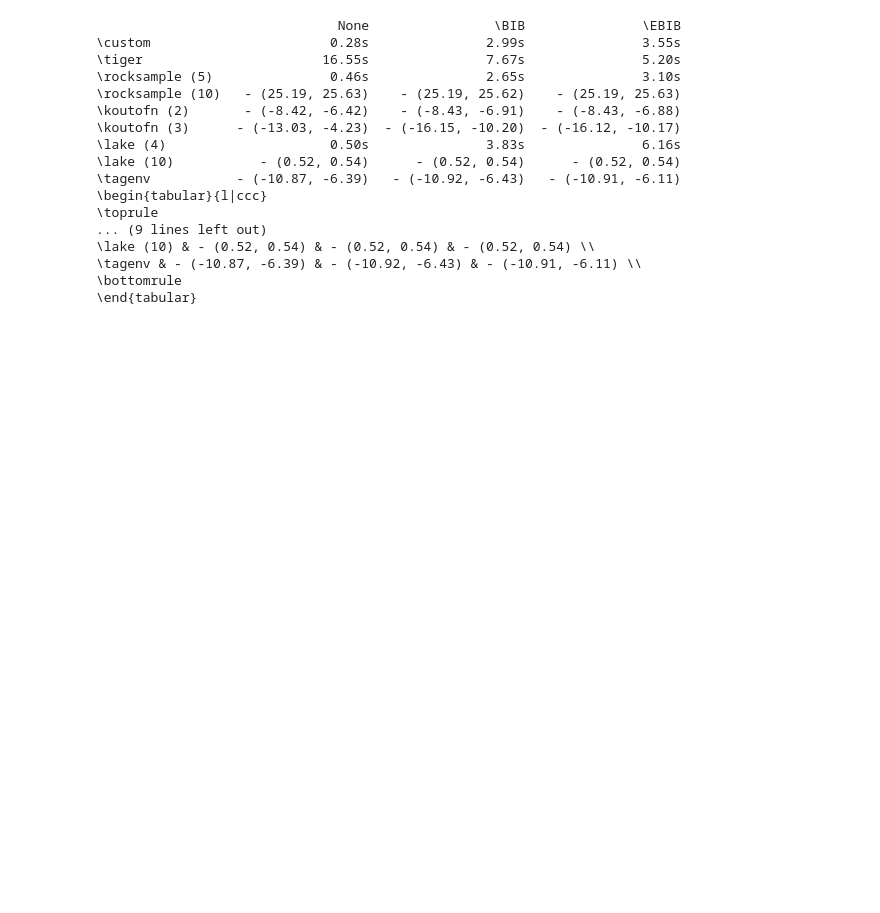
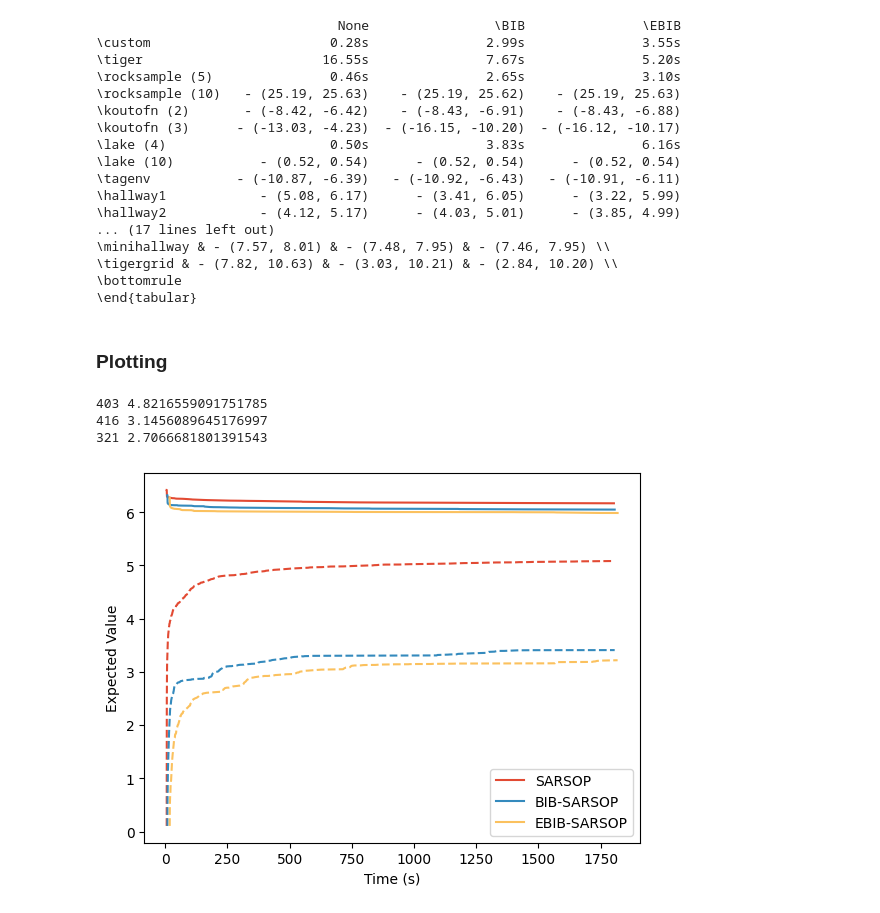
Before and after one commit to MKrale/Tighter_Informed_Bound, a Jupyter notebook: plotting_python.ipynb, the cells around one changed output. Saved outputs shown, nothing was run; the diff lists cells and outputs as text; code cells hidden in the pictures; blank space fills up the shorter version.

Commit message:
Finishing Gridworlds & Bugfixes
* Gridworlds now contains correct code for Hallways, TigerGrid, etc.
* Bugfixes SARSOP-altered;
* Added code for experiments

```diff
--- a/plotting_python.ipynb
+++ b/plotting_python.ipynb
@@ -4,6 +4,9 @@
 import pandas as pd
 import numpy as np
 import json
+import matplotlib.pyplot as plt
+import matplotlib.colors as cls
+from cycler import cycler
 
 
 
@@ -12,7 +15,8 @@ import json
 # Constants
 time = 1800
 pres = []
-all_envs = ["ABC", "Tiger", "RockSample5", "RockSample10", "K-out-of-N2", "K-out-of-N3", "FrozenLake4", "FrozenLake10", "Tag"] # All envs
+all_envs = ["ABC", "Tiger", "RockSample5", "RockSample10", "K-out-of-N2", "K-out-of-N3",
+            "FrozenLake4", "FrozenLake10", "Tag", "Hallway1", "Hallway2", "MiniHallway", "TigerGrid"] # All envs
 Env_to_latex_name = {
     "ABC" : "\\custom",
     "Tiger":"\\tiger",
@@ -22,7 +26,11 @@ Env_to_latex_name = {
     "K-out-of-N3":"\\koutofn (3)",
     "FrozenLake4":"\\lake (4)",
     "FrozenLake10":"\\lake (10)",
-    "Tag":"\\tagenv"
+    "Tag":"\\tagenv",
+    "Hallway1":"\\hallway1",
+    "Hallway2":"\\hallway2",
+    "TigerGrid":"\\tigergrid",
+    "MiniHallway":"\\minihallway"
 }
 
 
@@ -32,6 +40,20 @@ pre = "./Data/Sarsoptest_"
 post = f"_t{time}.json"
 for env in all_envs:
     pres.append(pre + env + "_" )
+
+def get_data(env:str):
+    ts, ubs, lbs = [], [], []
+    solvernames, envname = [], ""
+    for s in ["SARSOP", "BIB-SARSOP", "EBIB-SARSOP"]:
+        with open(pre+env+"_"+s+post) as file:
+            data = json.load(file)
+            ts.append(data["times"])
+            ubs.append(data["ubs"])
+            lbs.append(data["lbs"])
+            solvernames.append(data["solver"])
+            envname = data["env_full"]
+
+    return ts, ubs, lbs, solvernames, envname
 # %%
 # Table of computation times
 
@@ -82,10 +104,34 @@ print(dataframe.to_latex(column_format="l|ccc"))
 \lake (4)                     0.50s               3.83s               6.16s
 \lake (10)           - (0.52, 0.54)      - (0.52, 0.54)      - (0.52, 0.54)
 \tagenv           - (-10.87, -6.39)   - (-10.92, -6.43)   - (-10.91, -6.11)
-\begin{tabular}{l|ccc}
-\toprule
-... (9 lines left out)
-\lake (10) & - (0.52, 0.54) & - (0.52, 0.54) & - (0.52, 0.54) \\
-\tagenv & - (-10.87, -6.39) & - (-10.92, -6.43) & - (-10.91, -6.11) \\
+\hallway1            - (5.08, 6.17)      - (3.41, 6.05)      - (3.22, 5.99)
+\hallway2            - (4.12, 5.17)      - (4.03, 5.01)      - (3.85, 4.99)
+... (17 lines left out)
+\minihallway & - (7.57, 8.01) & - (7.48, 7.95) & - (7.46, 7.95) \\
+\tigergrid & - (7.82, 10.63) & - (3.03, 10.21) & - (2.84, 10.20) \\
 \bottomrule
 \end{tabular}
+# %% [markdown]
+### Plotting
+# %%
+# TigerGrid
+
+ts, ubs, lbs, solvernames, envname = get_data("Hallway1")
+
+colours =  ['#E24A33', '#348ABD',  '#FBC15E', '#8EBA42', '#FFB5B8']
+
+# colours = [(226, 74, 51), (52, 138, 189), (152, 142, 213)]
+
+for (i,label) in enumerate(solvernames):
+    plt.plot(ts[i],ubs[i], label=label, color=colours[i], linestyle="-")
+    plt.plot(ts[i],lbs[i], label=None, color=colours[i], linestyle="--")
+    print(len(ts[i]), lbs[i][171])
+plt.xlabel("Time (s)")
+plt.ylabel("Expected Value")
+plt.legend()
+plt.show()
+# %% [output]
+403 4.8216559091751785
+416 3.1456089645176997
+321 2.7066681801391543
+[figure, added]
```
Also changed, not shown: 11 other files.
